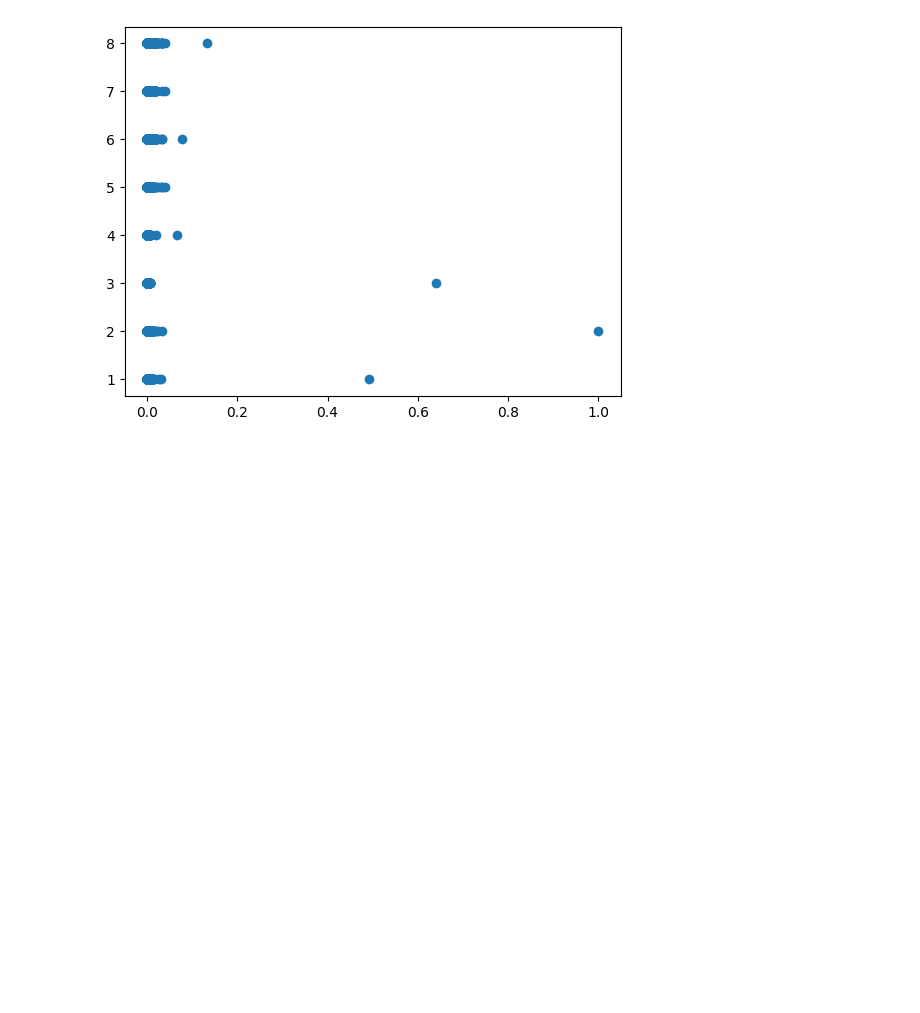
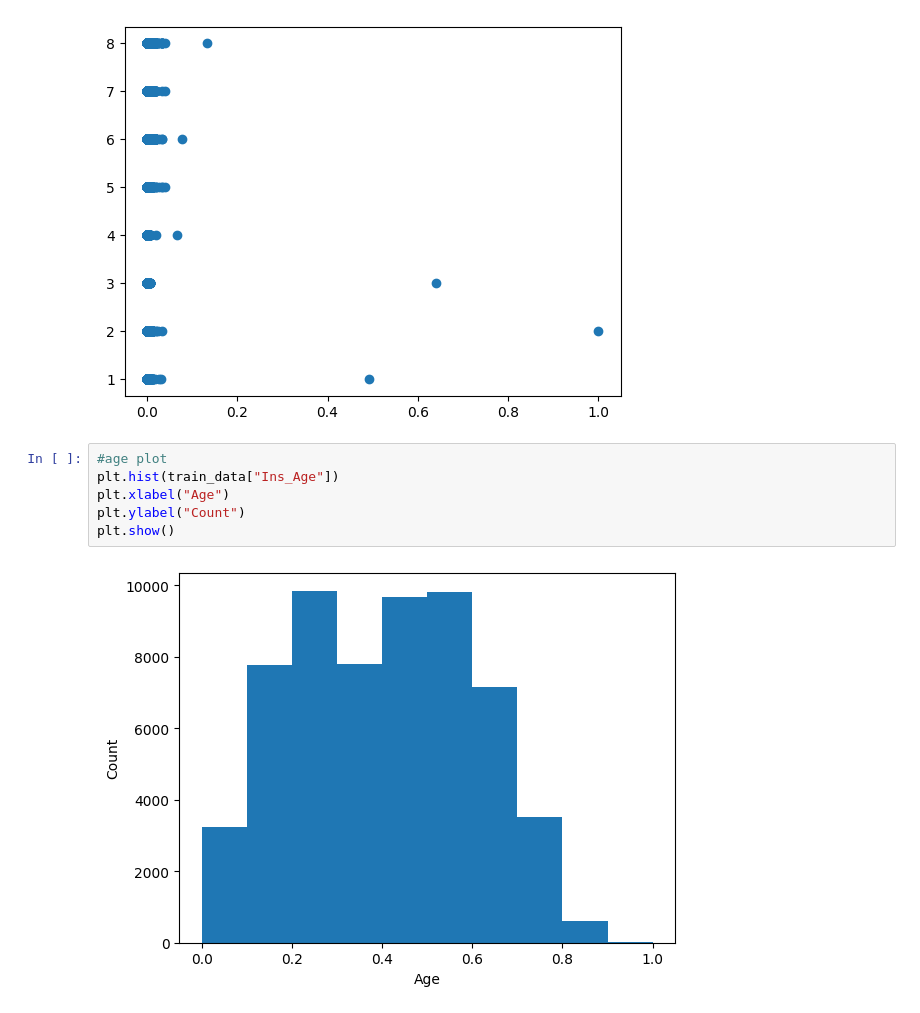
Before and after one commit to Ja-Tink/kaggle-prudential, a Jupyter notebook: code/analysis.ipynb, the cells around one changed output. Cells and saved outputs as stored; diff of their text form; blank space fills up the shorter version.

```diff
--- a/code/analysis.ipynb
+++ b/code/analysis.ipynb
@@ -151,3 +151,11 @@ for i in range(1, 6):
 [figure]
 [figure]
 [figure]
+# %%
+#age plot
+plt.hist(train_data["Ins_Age"])
+plt.xlabel("Age")
+plt.ylabel("Count")
+plt.show()
+# %% [output]
+[figure, added]
```
